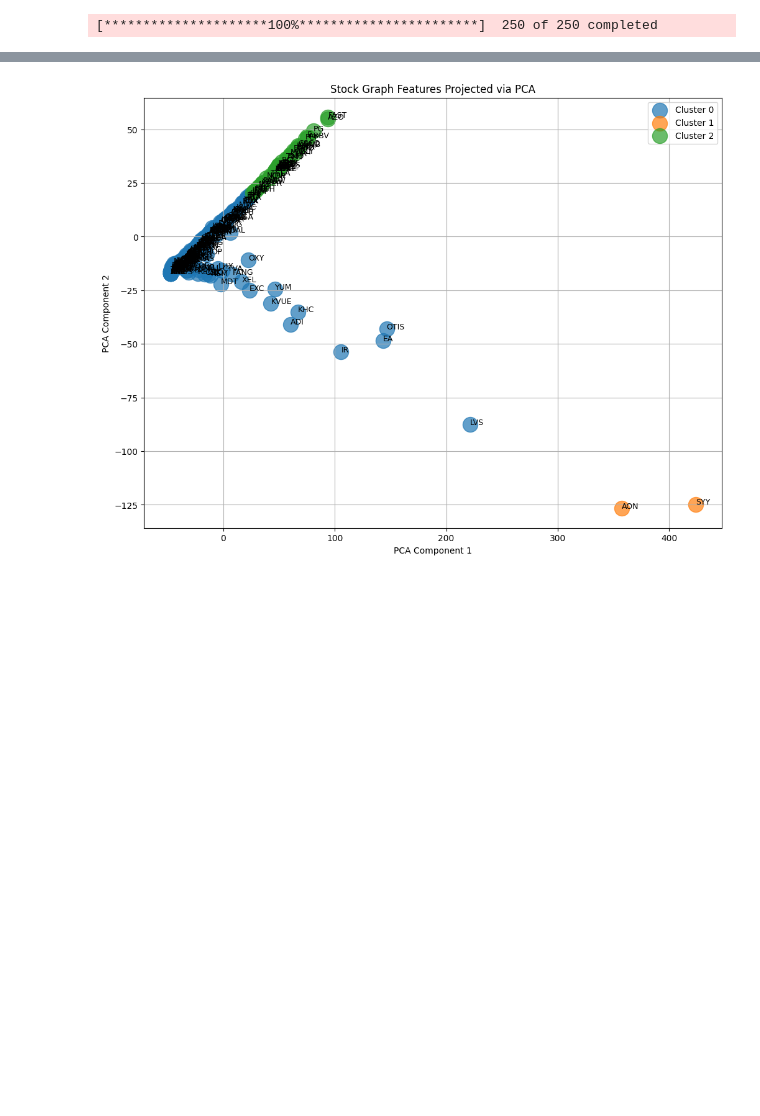
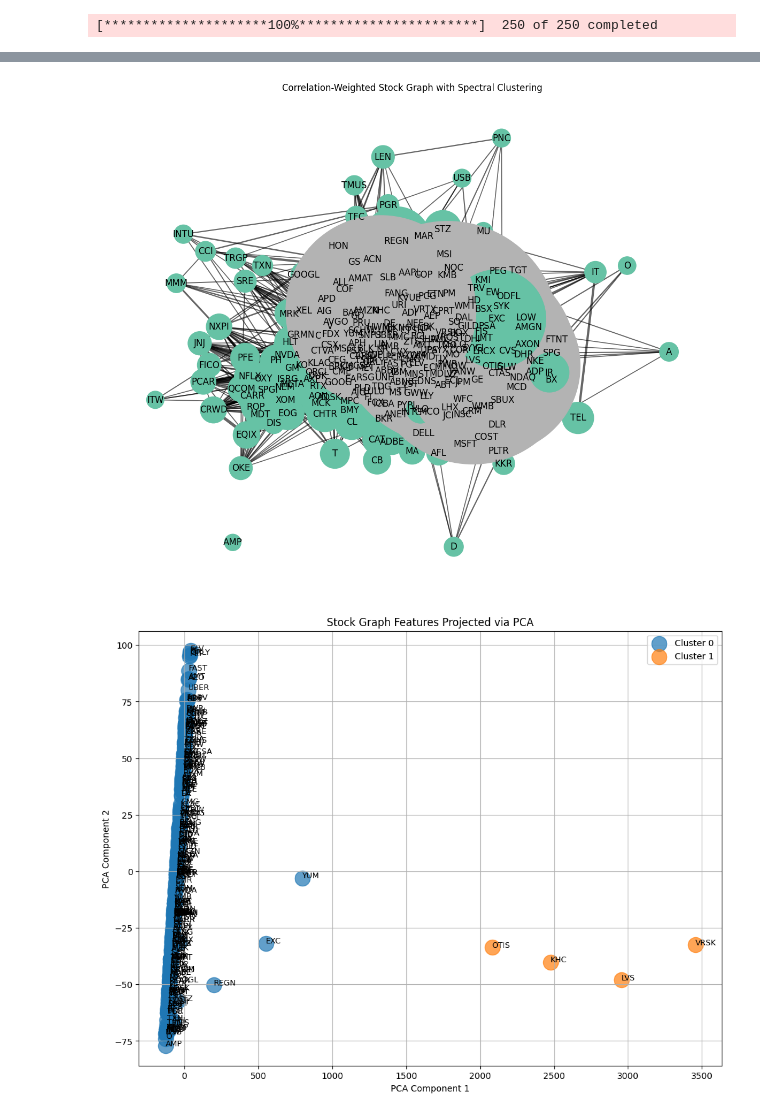
Before and after one commit to casslee1351/Finance-Projects, a Jupyter notebook: Graph-based Methods on Stock Returns.ipynb, the cells around one changed output, grey strips where cells are left out. Cells and saved outputs as stored; diff of their text form; code cells hidden in the pictures; blank space fills up the shorter version.

Commit message:
testing different thresholds to show effect of connectedness

```diff
--- a/Graph-based Methods on Stock Returns.ipynb
+++ b/Graph-based Methods on Stock Returns.ipynb
@@ -64,14 +68,3 @@ returns = np.log(data / data.shift(1)).dropna(how='any')
 corr = returns.corr().values
 # %% [output]
 [*********************100%***********************]  250 of 250 completed
-# %%
-threshold = 0.4
-# Build NetworkX graph with threshold
-G = nx.Graph()
-for i, ticker in enumerate(tickers):
-    G.add_node(i, label=ticker)
-
-for i in range(len(tickers)):
-    for j in range(i+1, len(tickers)):
-        if corr[i, j] >= threshold:  # only include strong correlations
-            G.add_edge(i, j, weight=corr[i, j])
@@ -93,32 +70,0 @@ node_features = np.array(node_features)
-# %%
-from sklearn.preprocessing import StandardScaler
-from sklearn.metrics.pairwise import rbf_kernel
-from sklearn.cluster import SpectralClustering
-
-# Scale features
-scaler = StandardScaler()
-X_scaled = scaler.fit_transform(node_features)
-
-# Create similarity matrix using RBF kernel
-similarity_matrix = rbf_kernel(X_scaled, gamma=0.5)
-
-# Spectral clustering
-sc = SpectralClustering(
-    n_clusters=3,
-    affinity='precomputed',
-    assign_labels='kmeans',
-    random_state=42
-)
-labels = sc.fit_predict(similarity_matrix)
-
-# Combine results with tickers
-df_clusters = pd.DataFrame({
-    "Ticker": tickers,
-    "Degree": node_features[:,0],
-    "Strength": node_features[:,1],
-    "ClusteringCoeff": node_features[:,2],
-    "LoopCount": node_features[:,3],
-    "Cluster": labels
-})
-
-print(df_clusters)
@@ -179,26 +162,5 @@ Explained variance ratio: [0.84448122 0.15525936]
-# %%
-plt.figure(figsize=(12,9))
-
-# Scatter plot, colored by cluster
-for cluster_id in np.unique(labels):
-    idx = labels == cluster_id
-    plt.scatter(
-        X_pca[idx,0],
-        X_pca[idx,1],
-        label=f'Cluster {cluster_id}',
-        s=300,
-        alpha=0.7
-    )
-
-# Annotate with tickers
-for i, ticker in enumerate(tickers):
-    plt.text(X_pca[i,0]+0.02, X_pca[i,1]+0.02, ticker, fontsize=9)
-
-plt.xlabel("PCA Component 1")
-plt.ylabel("PCA Component 2")
-plt.title("Stock Graph Features Projected via PCA")
-plt.legend()
-plt.grid(True)
-plt.show()
-# %% [output]
-[figure, removed]
+# %%
+spectral_clustering_with_threshold(corr, threshold=0.3, n_clusters=2)
+# %% [output]
+[figure, added]
+[figure, added]
```
Also changed, not shown: parts of 9 cells of this notebook.
